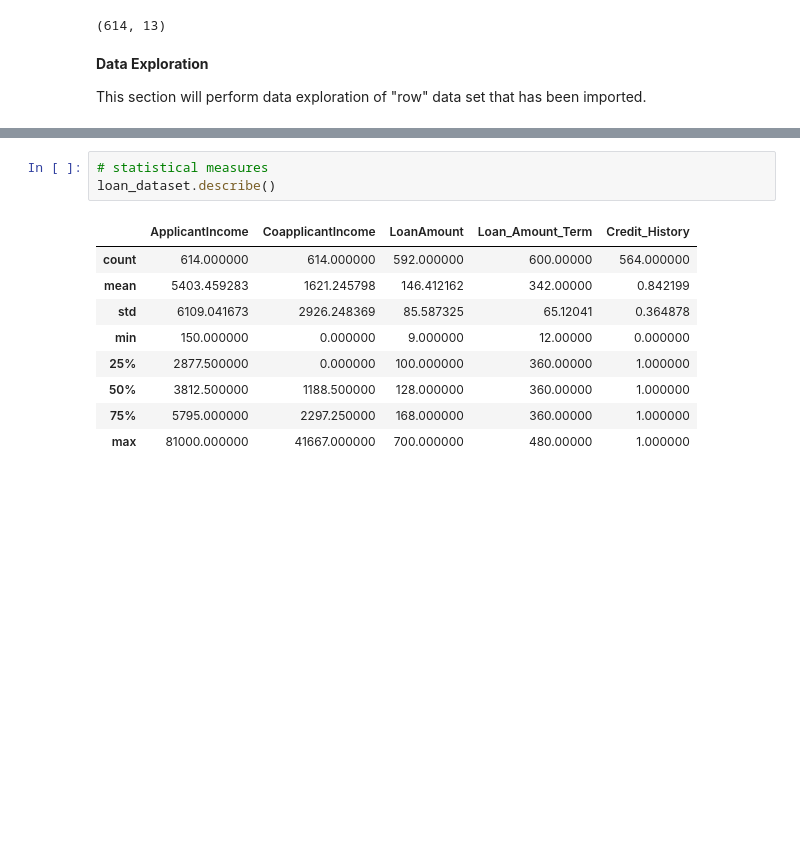
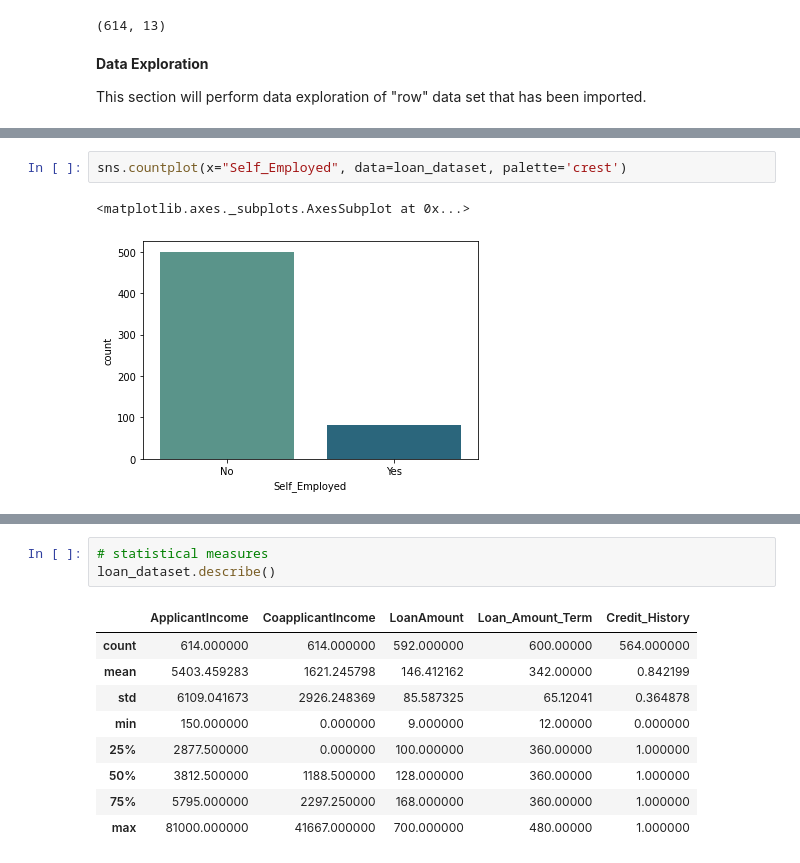
Before and after one commit to dyounes/Loan_Status_Prediction_ML_V1, a Jupyter notebook: Loan_Status_Prediction.ipynb, the cells around one changed output, grey strips where cells are left out. Cells and saved outputs as stored; diff of their text form; blank space fills up the shorter version.

```diff
--- a/Loan_Status_Prediction.ipynb
+++ b/Loan_Status_Prediction.ipynb
@@ -89,0 +209,5 @@ This section will perform data exploration of "row" data set that has been impor
+# %%
+sns.countplot(x="Self_Employed", data=loan_dataset, palette='crest')
+# %% [output]
+<matplotlib.axes._subplots.AxesSubplot at 0x...>
+[figure, added]
```
Also changed, not shown: parts of 64 cells of this notebook.
